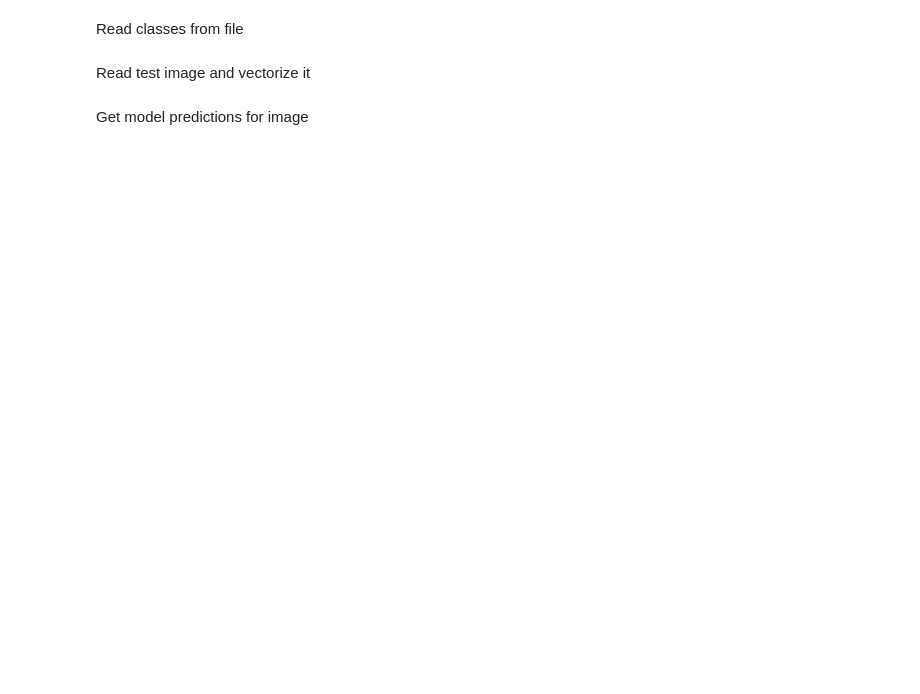
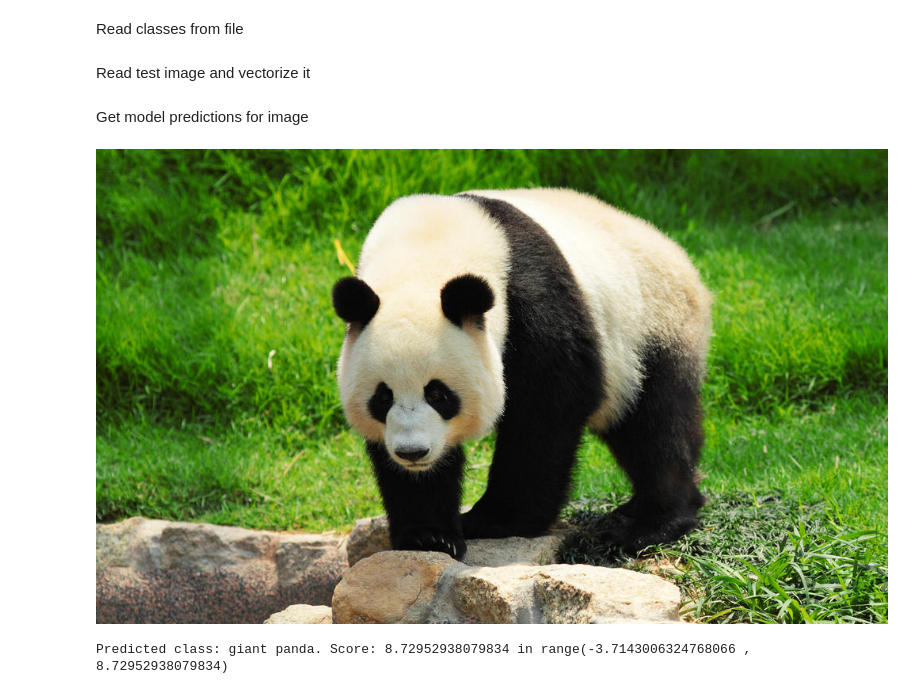
Before and after one commit to filyp/explainator, a Jupyter notebook: notebooks/mobilenet.ipynb, the cells around one changed output. Cells and saved outputs as stored; diff of their text form; code cells hidden in the pictures; blank space fills up the shorter version.

Commit message:
Change giant panda to smaller one, minor refactor

```diff
--- a/notebooks/mobilenet.ipynb
+++ b/notebooks/mobilenet.ipynb
@@ -5,6 +6,7 @@ import numpy as np
 # %%
 SIZE = 224
-CLASSES_FILENAME = '../data/mobilenet/imagenet_classes.txt'
+CLASSES_PATH = '../data/mobilenet/imagenet_classes.txt'
+TEST_IMAGE_PATH = '../data/mobilenet/panda.jpg'
 # %% [markdown]
 Download model from hub
 # %%
@@ -40,5 +52,12 @@ predictions = model.predict(test_image)
 class_index = np.argmax(predictions[0])
 
 image_class = classes[class_index]
+# %%
+Image(filename=TEST_IMAGE_PATH)
+# %% [output]
+[figure, added]
 # %%
-print('Predicted class: {}. Score: {} '.format(image_class, np.max(predictions[0])))
+print('Predicted class: {}. Score: {} in range({} , {}) '.format(image_class, np.max(predictions[0]),
+                                                                 np.min(predictions[0]),np.max(predictions[0])))
+# %% [output]
+Predicted class: giant panda. Score: 8.72952938079834 in range(-3.7143006324768066 , 8.72952938079834)
```
Also changed, not shown: parts of 4 cells of this notebook, 1 other file.
